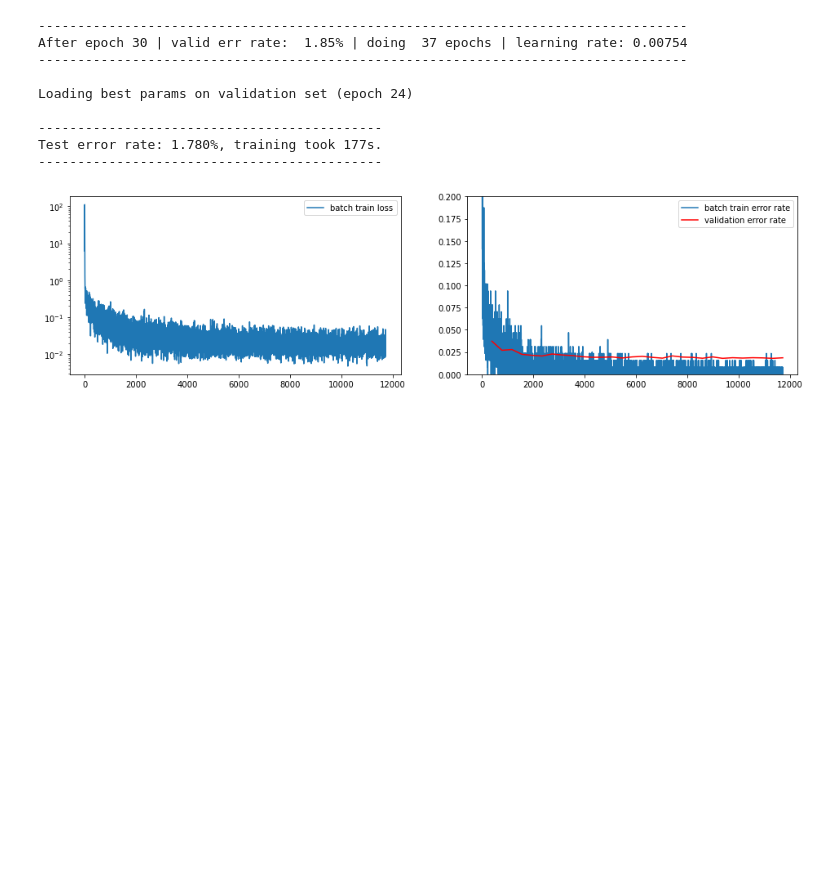
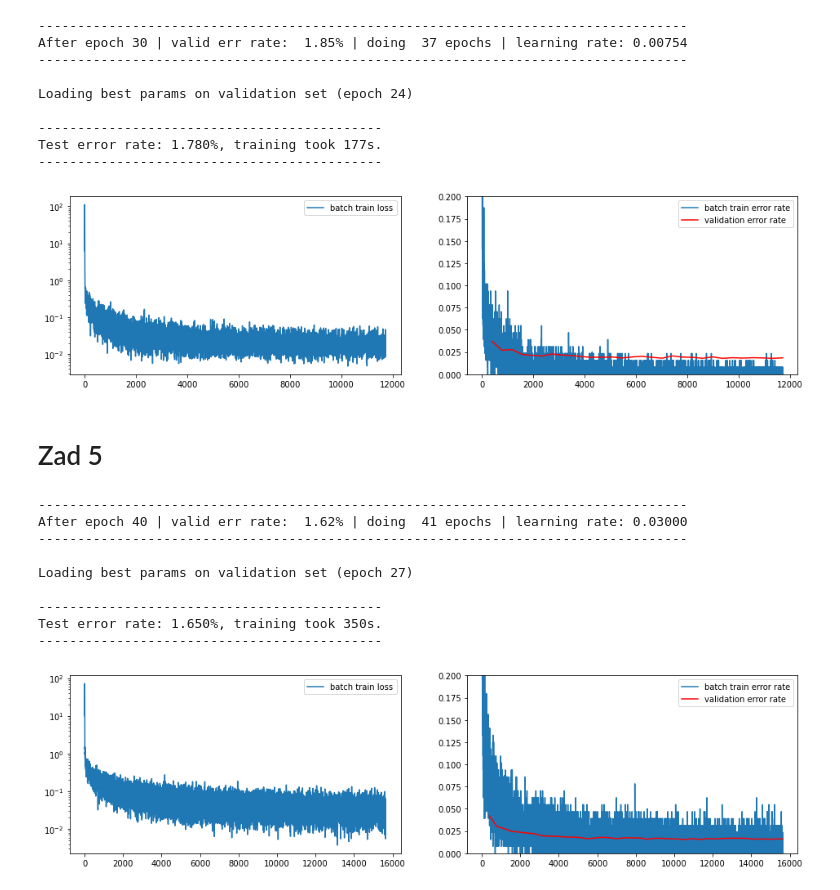
Before and after one commit to lekcyjna123/dl_uwr, a Jupyter notebook: Assignments/Assignment2.ipynb, the cells around one changed output. Saved outputs shown, nothing was run; the diff lists cells and outputs as text; code cells hidden in the pictures; blank space fills up the shorter version.

```diff
--- a/Assignments/Assignment2.ipynb
+++ b/Assignments/Assignment2.ipynb
@@ -643,4 +623,68 @@ Loading best params on validation set (epoch 24)
 Test error rate: 1.780%, training took 177s.
 --------------------------------------------
 [figure]
+# %% [markdown]
+# Zad 5
+# %%
+class Model(nn.Module):
+    def __init__(self, *args, **kwargs):
+        super(Model, self).__init__()
+        self.layers = nn.Sequential(*args, **kwargs)
+
+    def forward(self, X):
+        X = X.view(X.size(0), -1)
+        return self.layers.forward(X)
+
+    def loss(self, Out, Targets):
+        return F.cross_entropy(Out, Targets)
+
+
+model = Model(nn.Linear(28 * 28, 1500),
+              nn.Dropout(p=0.5),
+             nn.ReLU(),
+             nn.Linear(1500,256),
+              nn.Dropout(p=0.1),
+             nn.ReLU(),
+             nn.Linear(256,10)
+             )
+
+with torch.no_grad():
+    # Initialize parameters
+    for name, p in model.named_parameters():
+        if "weight" in name:
+            p.normal_(0, 1/np.sqrt(p.shape[0]))
+        elif "bias" in name:
+            p.zero_()
+        else:
+            raise ValueError('Unknown parameter name "%s"' % name)
+
+# On GPU enabled devices set device='cuda' else set device='cpu'
+t_start = time.time()
+#SGD(model, mnist_loaders, alpha=1e-1, max_num_epochs=30, device="cpu", epoch_timer_to_reset_alpha=5,
+#    alpha_decay=0.65, mi=0.50, decay=0.0008)
+#SGD(model, mnist_loaders, alpha=1e-1, max_num_epochs=40, device="cpu", epoch_timer_to_reset_alpha=6,
+#    alpha_decay=0.75, mi=0.4, decay=0.0)
+#SGD(model, mnist_loaders, alpha=1e-1, max_num_epochs=30, device="cpu", epoch_timer_to_reset_alpha=6,
+#    alpha_decay=0.75, mi=0.5, decay=0.001)
+SGD(model, mnist_loaders, alpha=1e-1, max_num_epochs=40, device="cpu", epoch_timer_to_reset_alpha=5,
+    alpha_decay=0.6, mi=0.5, decay=0.0005, min_alpha=0.03)
+
+
+test_err_rate = compute_error_rate(model, mnist_loaders["test"])
+m = (
+    f"Test error rate: {test_err_rate * 100.0:.3f}%, "
+    f"training took {time.time() - t_start:.0f}s."
+)
+print("{0}\n{1}\n{0}".format("-" * len(m), m))
+# %% [output]
+-----------------------------------------------------------------------------------
+After epoch 40 | valid err rate:  1.62% | doing  41 epochs | learning rate: 0.03000
+-----------------------------------------------------------------------------------
+
+Loading best params on validation set (epoch 27)
+
+--------------------------------------------
+Test error rate: 1.650%, training took 350s.
+--------------------------------------------
+[figure, added]
 # %% [markdown]
```
Also changed, not shown: parts of 9 cells of this notebook.
